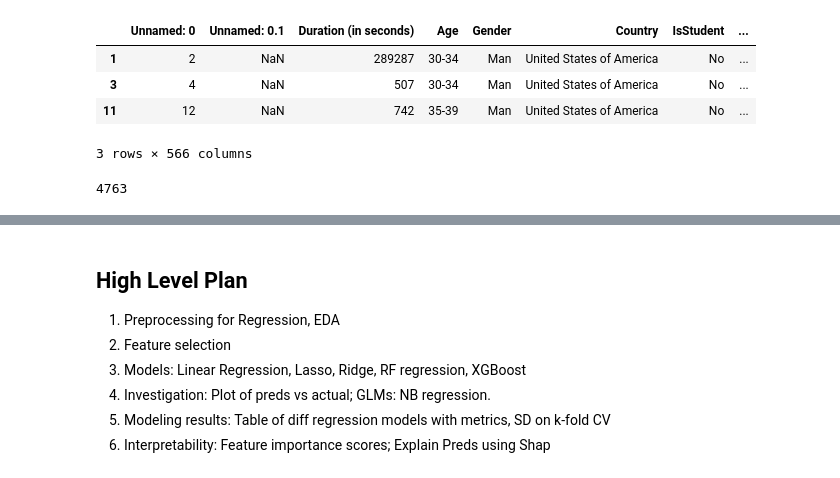
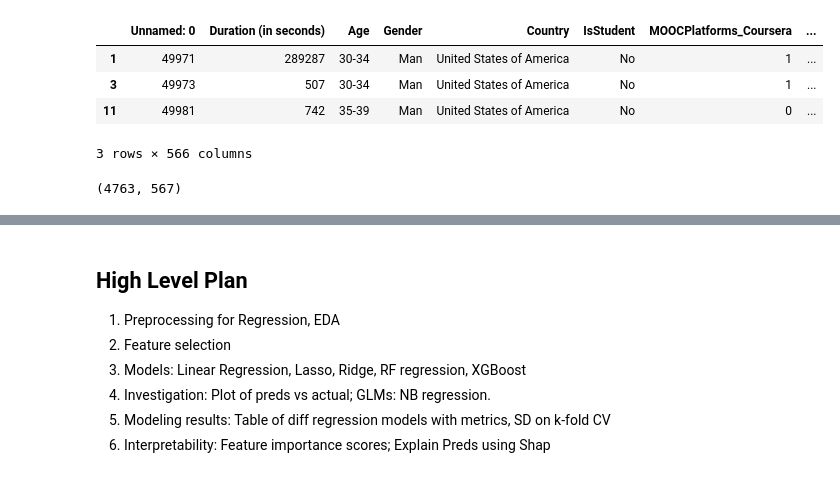
Before and after one commit to sharad5/Kaggle-Data-Science-ML-Survey-Analysis, a Jupyter notebook: Salary Prediction - Regression (Sargun).ipynb, the cells around one changed output, grey strips where cells are left out. Saved outputs shown, nothing was run; the diff lists cells and outputs as text; code cells hidden in the pictures.

```diff
--- a/Salary Prediction - Regression (Sargun).ipynb
+++ b/Salary Prediction - Regression (Sargun).ipynb
@@ -15,17 +24,17 @@ np.random.seed(12132707)
 # %%
 df = pd.concat([pd.read_csv(
-    "./Kaggle-Data-Science-ML-Survey-Analysis/data/processed/ProcessedSurveyData_%d.csv" % i)
+    "./Kaggle-Data-Science-ML-Survey-Analysis/data/processed/ProcessedSurveyDataWithID_%d.csv" % i)
                        for i in range(2020,2023)])
 df = df[df['Country']=='United States of America']
 df = df.dropna(subset=['AnnualComp(USD)'])
 df.head(3)
 # %% [output]
-|  | Unnamed: 0 | Unnamed: 0.1 | Duration (in seconds) | Age | Gender | Country | IsStudent | ... |
-| 1 | 2 | NaN | 289287 | 30-34 | Man | United States of America | No | ... |
-| 3 | 4 | NaN | 507 | 30-34 | Man | United States of America | No | ... |
-| 11 | 12 | NaN | 742 | 35-39 | Man | United States of America | No | ... |
+|  | Unnamed: 0 | Duration (in seconds) | Age | Gender | Country | IsStudent | MOOCPlatforms_Coursera | ... |
+| 1 | 49971 | 289287 | 30-34 | Man | United States of America | No | 1 | ... |
+| 3 | 49973 | 507 | 30-34 | Man | United States of America | No | 1 | ... |
+| 11 | 49981 | 742 | 35-39 | Man | United States of America | No | 0 | ... |
 3 rows × 566 columns
-# %%
-len(df)
-# %% [output]
-4763
+# %%
+df.shape
+# %% [output]
+(4763, 567)
```
Also changed, not shown: parts of 49 cells of this notebook.
